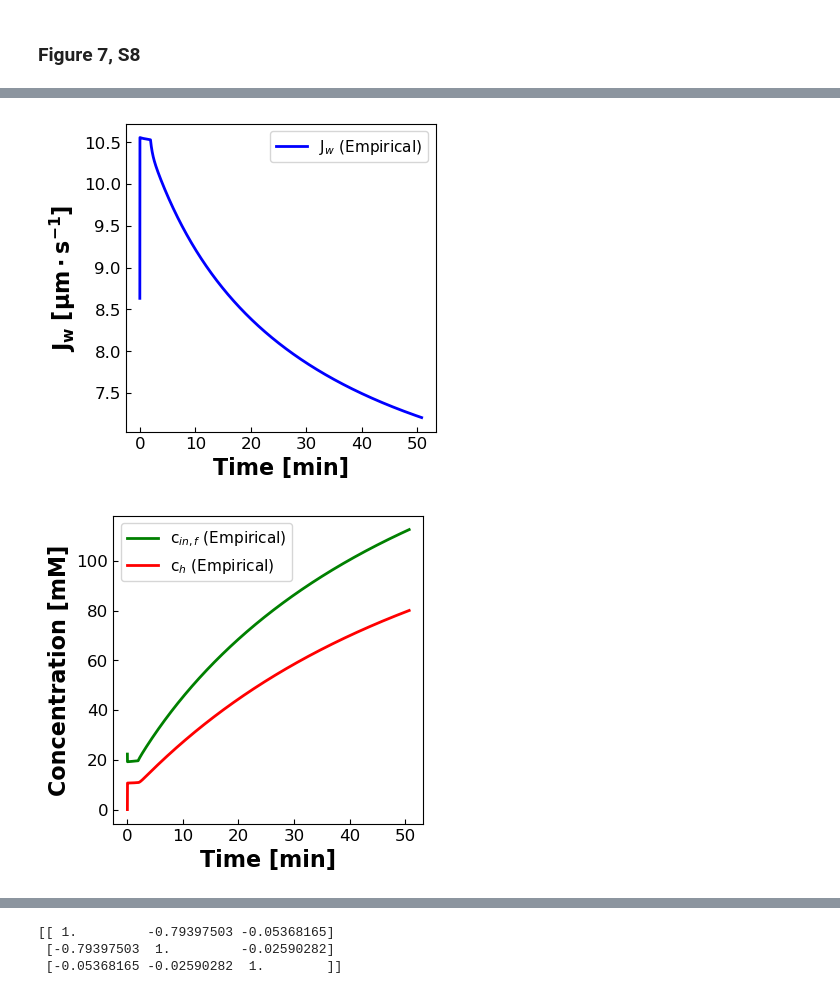
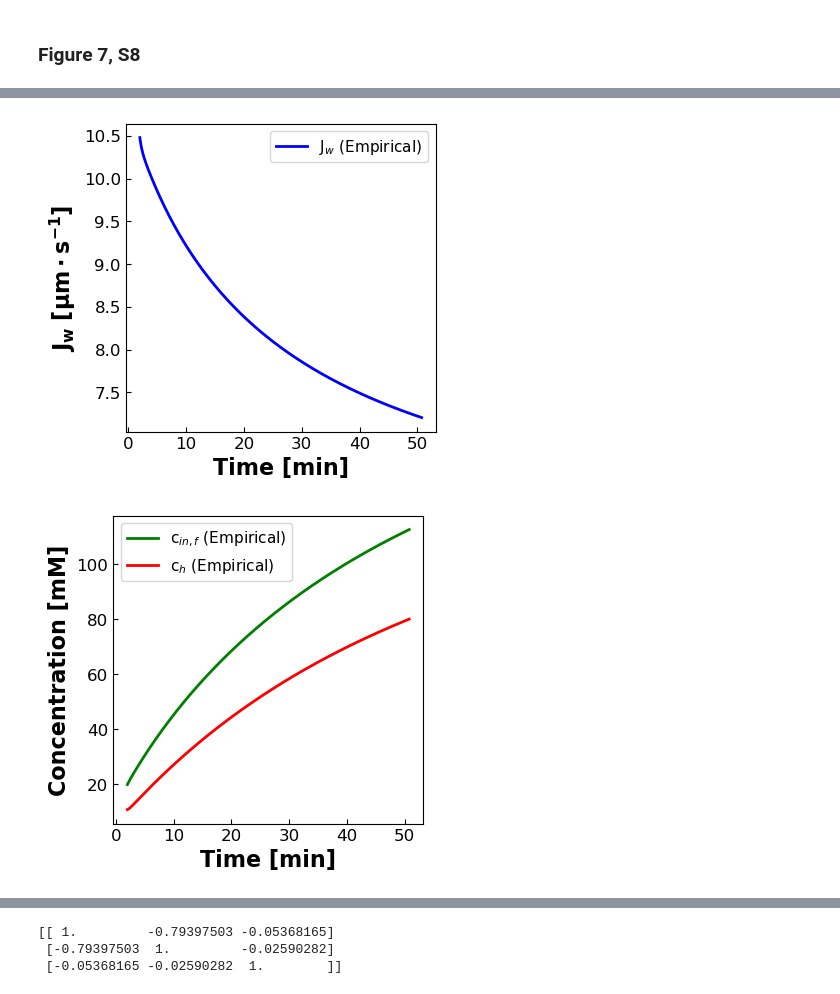
Before and after one commit to dowlinglab/dynamic-diafiltration-pyomo, a Jupyter notebook: DATA2_visualization.ipynb, the cells around one changed output, grey strips where cells are left out. Saved outputs shown, nothing was run; the diff lists cells and outputs as text; code cells hidden in the pictures.

```diff
--- a/DATA2_visualization.ipynb
+++ b/DATA2_visualization.ipynb
@@ -279,32 +322,32 @@ fig.savefig(fname+'.png',dpi=300,bbox_inches='tight')
-# %%
-fig = plt.figure(figsize=(4, 4))
-plt.plot(sim_data["time"]/60, sim_data["Jw"]*1e4, 'b-', label='J$_{w}$ (Empirical)', lw=2)
-
-plt.xlabel('Time [min]',fontsize=16,fontweight='bold')
-plt.ylabel('J$\mathbf{_w\ [\mu m \cdot s^{-1}]}$',fontsize=16,fontweight='bold')
-plt.xticks(fontsize=12)
-plt.yticks(fontsize=12)
-plt.tick_params(direction="in")
-plt.legend(fontsize=11,loc="best")
-plt.show()
-
-fname = 'Jw_predict'
-fig.savefig(fname+'.png',dpi=300,bbox_inches='tight')
-
-fig = plt.figure(figsize=(4, 4))
-plt.plot(sim_data["time"]/60, sim_data["cIn"], 'g-', label='c$_{in,f}$ (Empirical)', lw=2)
-plt.plot(sim_data["time"]/60, sim_data["cH"], 'r-', label='c$_{h}$ (Empirical)', lw=2)
-
-plt.xlabel('Time [min]',fontsize=16,fontweight='bold')
-plt.ylabel('Concentration [mM]',fontsize=16,fontweight='bold')
-plt.xticks(fontsize=12)
-plt.yticks(fontsize=12)
-plt.tick_params(direction="in")
-plt.legend(fontsize=11,loc="best")
-plt.show()
-
-fname = 'Js_predict0'
-fig.savefig(fname+'.png',dpi=300,bbox_inches='tight')
-# %% [output]
-[figure, removed]
-[figure, removed]
+# %%
+fig = plt.figure(figsize=(4, 4))
+plt.plot(my_data["time"]/60, my_data["Jw"]*1e4, 'b-', label='J$_{w}$ (Empirical)', lw=2)
+
+plt.xlabel('Time [min]',fontsize=16,fontweight='bold')
+plt.ylabel('J$\mathbf{_w\ [\mu m \cdot s^{-1}]}$',fontsize=16,fontweight='bold')
+plt.xticks(fontsize=12)
+plt.yticks(fontsize=12)
+plt.tick_params(direction="in")
+plt.legend(fontsize=11,loc="best")
+plt.show()
+
+fname = 'Jw_predict'
+fig.savefig(fname+'.png',dpi=300,bbox_inches='tight')
+
+fig = plt.figure(figsize=(4, 4))
+plt.plot(my_data["time"]/60, my_data["cIn"], 'g-', label='c$_{in,f}$ (Empirical)', lw=2)
+plt.plot(my_data["time"]/60, my_data["cH"], 'r-', label='c$_{h}$ (Empirical)', lw=2)
+
+plt.xlabel('Time [min]',fontsize=16,fontweight='bold')
+plt.ylabel('Concentration [mM]',fontsize=16,fontweight='bold')
+plt.xticks(fontsize=12)
+plt.yticks(fontsize=12)
+plt.tick_params(direction="in")
+plt.legend(fontsize=11,loc="best")
+plt.show()
+
+fname = 'Js_predict0'
+fig.savefig(fname+'.png',dpi=300,bbox_inches='tight')
+# %% [output]
+[figure, added]
+[figure, added]
```
Also changed, not shown: parts of 11 cells of this notebook, 8 other files.
